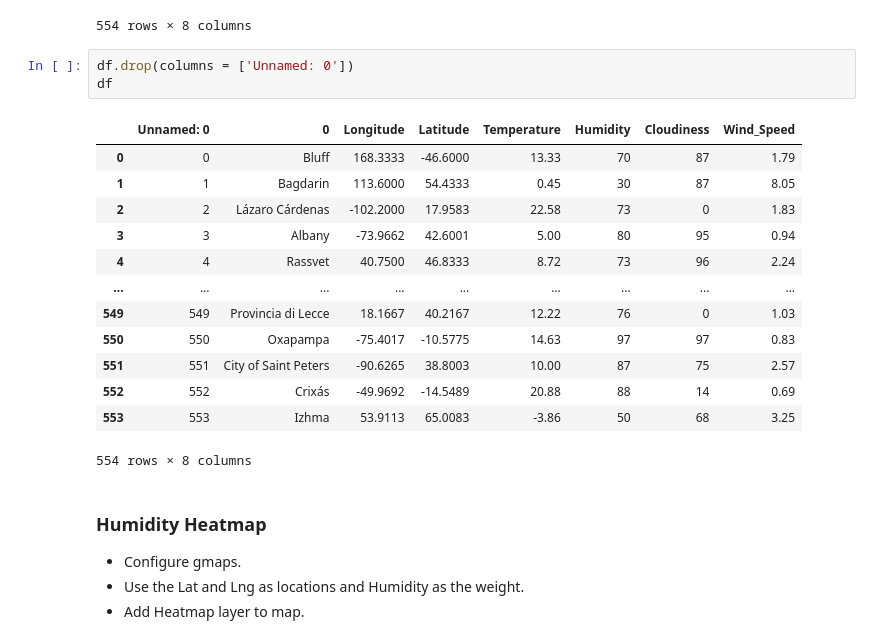
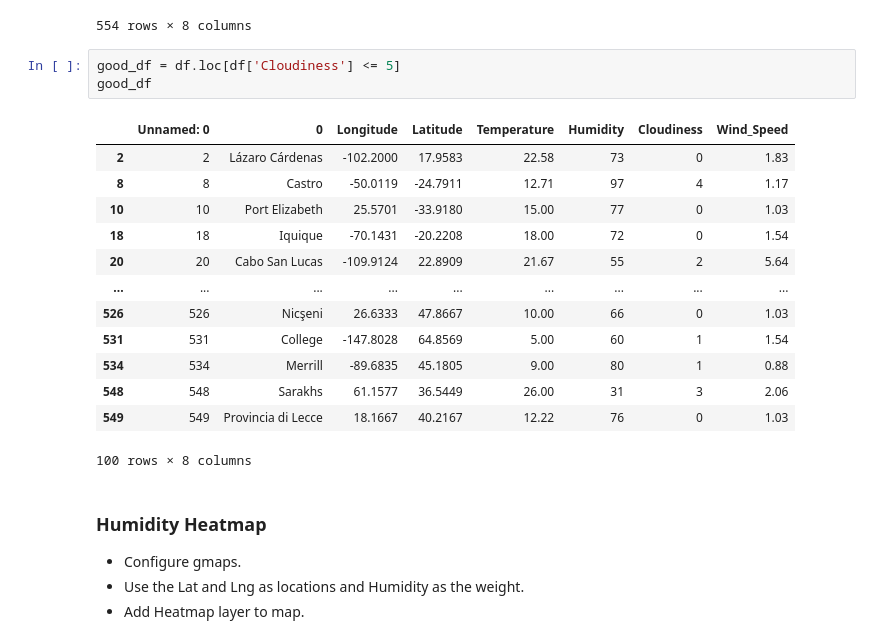
Before and after one commit to candishanks/python-api-challenge, a Jupyter notebook: Vacationpy/VacationPy.ipynb, the cells around one changed output. Saved outputs shown, nothing was run; the diff lists cells and outputs as text.

```diff
--- a/Vacationpy/VacationPy.ipynb
+++ b/Vacationpy/VacationPy.ipynb
@@ -39,23 +39,23 @@ df
 | 552 | 552 | Crixás | -49.9692 | -14.5489 | 20.88 | 88 | 14 | 0.69 |
 | 553 | 553 | Izhma | 53.9113 | 65.0083 | -3.86 | 50 | 68 | 3.25 |
 554 rows × 8 columns
-# %%
-df.drop(columns = ['Unnamed: 0'])
-df
-# %% [output]
-|  | Unnamed: 0 | 0 | Longitude | Latitude | Temperature | Humidity | Cloudiness | Wind_Speed |
-| 0 | 0 | Bluff | 168.3333 | -46.6000 | 13.33 | 70 | 87 | 1.79 |
-| 1 | 1 | Bagdarin | 113.6000 | 54.4333 | 0.45 | 30 | 87 | 8.05 |
-| 2 | 2 | Lázaro Cárdenas | -102.2000 | 17.9583 | 22.58 | 73 | 0 | 1.83 |
-| 3 | 3 | Albany | -73.9662 | 42.6001 | 5.00 | 80 | 95 | 0.94 |
-| 4 | 4 | Rassvet | 40.7500 | 46.8333 | 8.72 | 73 | 96 | 2.24 |
-| ... | ... | ... | ... | ... | ... | ... | ... | ... |
-| 549 | 549 | Provincia di Lecce | 18.1667 | 40.2167 | 12.22 | 76 | 0 | 1.03 |
-| 550 | 550 | Oxapampa | -75.4017 | -10.5775 | 14.63 | 97 | 97 | 0.83 |
-| 551 | 551 | City of Saint Peters | -90.6265 | 38.8003 | 10.00 | 87 | 75 | 2.57 |
-| 552 | 552 | Crixás | -49.9692 | -14.5489 | 20.88 | 88 | 14 | 0.69 |
-| 553 | 553 | Izhma | 53.9113 | 65.0083 | -3.86 | 50 | 68 | 3.25 |
-554 rows × 8 columns
+# %%
+good_df = df.loc[df['Cloudiness'] <= 5]
+good_df
+# %% [output]
+|  | Unnamed: 0 | 0 | Longitude | Latitude | Temperature | Humidity | Cloudiness | Wind_Speed |
+| 2 | 2 | Lázaro Cárdenas | -102.2000 | 17.9583 | 22.58 | 73 | 0 | 1.83 |
+| 8 | 8 | Castro | -50.0119 | -24.7911 | 12.71 | 97 | 4 | 1.17 |
+| 10 | 10 | Port Elizabeth | 25.5701 | -33.9180 | 15.00 | 77 | 0 | 1.03 |
+| 18 | 18 | Iquique | -70.1431 | -20.2208 | 18.00 | 72 | 0 | 1.54 |
+| 20 | 20 | Cabo San Lucas | -109.9124 | 22.8909 | 21.67 | 55 | 2 | 5.64 |
+| ... | ... | ... | ... | ... | ... | ... | ... | ... |
+| 526 | 526 | Nicşeni | 26.6333 | 47.8667 | 10.00 | 66 | 0 | 1.03 |
+| 531 | 531 | College | -147.8028 | 64.8569 | 5.00 | 60 | 1 | 1.54 |
+| 534 | 534 | Merrill | -89.6835 | 45.1805 | 9.00 | 80 | 1 | 0.88 |
+| 548 | 548 | Sarakhs | 61.1577 | 36.5449 | 26.00 | 31 | 3 | 2.06 |
+| 549 | 549 | Provincia di Lecce | 18.1667 | 40.2167 | 12.22 | 76 | 0 | 1.03 |
+100 rows × 8 columns
 # %% [markdown]
 ### Humidity Heatmap
 * Configure gmaps.
```
Also changed, not shown: parts of 2 cells of this notebook.
